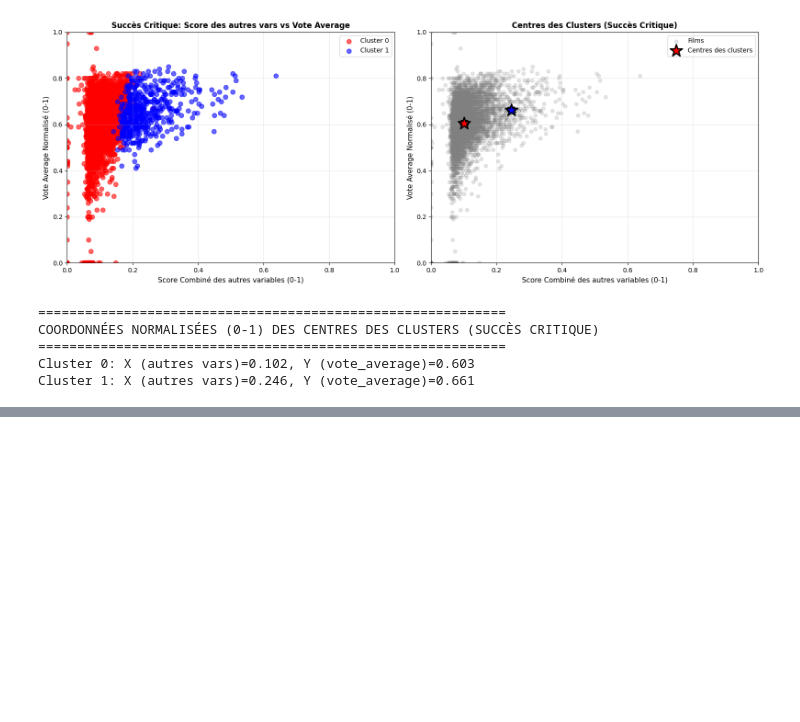
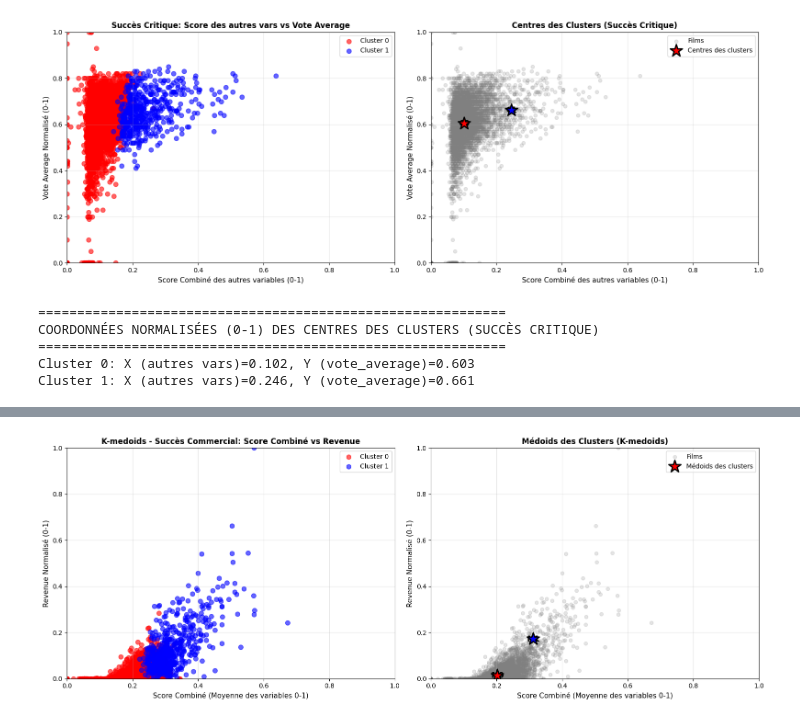
Before and after one commit to chaton2325/Methode-CRISP-film-success, a Jupyter notebook: process.ipynb, the cells around one changed output, grey strips where cells are left out. Saved outputs shown, nothing was run; the diff lists cells and outputs as text; code cells hidden in the pictures; blank space fills up the shorter version.

```diff
--- a/process.ipynb
+++ b/process.ipynb
@@ -415,0 +493,97 @@ Cluster 1: X (autres vars)=0.246, Y (vote_average)=0.661
+# %%
+#Application K-medoids avec coordonnées normalisées (0-1) et revenue comme repère
+
+# Réappliquer K-medoids avec k optimal
+initial_medoids = list(range(k_opt))
+kmed_final = kmedoids(X_norm, initial_medoids)
+kmed_final.process()
+
+clusters_final = kmed_final.get_clusters()
+medoids_final = kmed_final.get_medoids()
+
+# Construire les labels
+df_kmedoids['Cluster'] = np.zeros(len(df_kmedoids), dtype=int)
+for idx_cluster, points in enumerate(clusters_final):
+    for p in points:
+        df_kmedoids.iloc[p, df_kmedoids.columns.get_loc('Cluster')] = idx_cluster
+
+# Créer un score combiné (moyenne de toutes les variables normalisées)
+df_kmedoids['Score_Combine'] = pd.DataFrame(X_norm, columns=numeric_cols, index=df_kmedoids.index).mean(axis=1)
+
+# Normaliser aussi le revenue sur l'échelle 0-1
+scaler_revenue_kmedoids = MinMaxScaler(feature_range=(0, 1))
+df_kmedoids['Revenue_Normalized'] = scaler_revenue_kmedoids.fit_transform(df_kmedoids[['revenue']])
+
+print("="*60)
+print("ANALYSE DU REVENUE PAR CLUSTER (K-medoids)")
+print("="*60)
+
+for cluster in range(k_opt):
+    cluster_data = df_kmedoids[df_kmedoids['Cluster'] == cluster]
+    print(f"\n--- CLUSTER {cluster} ({len(cluster_data)} films) ---")
+    print(f"Revenue moyen: ${cluster_data['revenue'].mean():,.0f}")
+    print(f"Revenue médian: ${cluster_data['revenue'].median():,.0f}")
+    print(f"Score Combiné moyen: {cluster_data['Score_Combine'].mean():.3f}")
+    print(f"Revenue normalisé moyen: {cluster_data['Revenue_Normalized'].mean():.3f}")
+
+# GRAPHIQUE PRINCIPAL: Score Combiné (X) vs Revenue Normalisé (Y), coloré par Cluster
+fig, axes = plt.subplots(1, 2, figsize=(16, 6))
+
+# Graphique 1: Tous les points colorés par cluster
+colors = ['red', 'blue', 'green', 'orange', 'purple', 'brown', 'pink', 'gray', 'olive', 'cyan']
+for cluster in range(k_opt):
+    cluster_data = df_kmedoids[df_kmedoids['Cluster'] == cluster]
+    axes[0].scatter(cluster_data['Score_Combine'],
+                    cluster_data['Revenue_Normalized'],
+                    label=f'Cluster {cluster}',
+                    s=50, alpha=0.6, c=colors[cluster % len(colors)])
+
+axes[0].set_xlabel('Score Combiné (Moyenne des variables 0-1)', fontsize=11)
+axes[0].set_ylabel('Revenue Normalisé (0-1)', fontsize=11)
+axes[0].set_title('K-medoids - Succès Commercial: Score Combiné vs Revenue', fontsize=12, fontweight='bold')
+axes[0].set_xlim(0, 1)
+axes[0].set_ylim(0, 1)
+axes[0].grid(True, alpha=0.3)
+axes[0].legend()
+
+# Graphique 2: Médoids des clusters
+medoids_scores = []
+medoids_revenue = []
+
+for medoid_idx in medoids_final:
+    medoids_scores.append(df_kmedoids.iloc[medoid_idx]['Score_Combine'])
+    medoids_revenue.append(df_kmedoids.iloc[medoid_idx]['Revenue_Normalized'])
+
+# Afficher tous les points en gris clair
+axes[1].scatter(df_kmedoids['Score_Combine'],
+                df_kmedoids['Revenue_Normalized'],
+                s=30, alpha=0.2, c='gray', label='Films')
+
+# Afficher les médoids des clusters en gros
+axes[1].scatter(medoids_scores, medoids_revenue,
+                s=400, marker='*', c=colors[:k_opt],
+                edgecolors='black', linewidth=2, label='Médoids des clusters', zorder=5)
+
+# Ajouter les labels des clusters au médoid
+for i, (x, y) in enumerate(zip(medoids_scores, medoids_revenue)):
+    axes[1].annotate(f'M{i}', (x, y), fontsize=12, fontweight='bold',
+                     ha='center', va='center')
+
+axes[1].set_xlabel('Score Combiné (Moyenne des variables 0-1)', fontsize=11)
+axes[1].set_ylabel('Revenue Normalisé (0-1)', fontsize=11)
+axes[1].set_title('Médoids des Clusters (K-medoids)', fontsize=12, fontweight='bold')
+axes[1].set_xlim(0, 1)
+axes[1].set_ylim(0, 1)
+axes[1].grid(True, alpha=0.3)
+axes[1].legend()
+
+plt.tight_layout()
+plt.show()
+
+# Afficher les coordonnées normalisées des médoids
+print("\n" + "="*60)
+print("COORDONNÉES NORMALISÉES (0-1) DES MÉDOIDS DES CLUSTERS (K-medoids)")
+print("="*60)
+for i, (score, revenue) in enumerate(zip(medoids_scores, medoids_revenue)):
+    print(f"Médoid {i}: X={score:.3f}, Y={revenue:.3f}")
+# %% [output]
@@ -415,0 +605 @@ Cluster 1: X (autres vars)=0.246, Y (vote_average)=0.661
+[figure, added]
```
Also changed, not shown: parts of 3 cells of this notebook.
